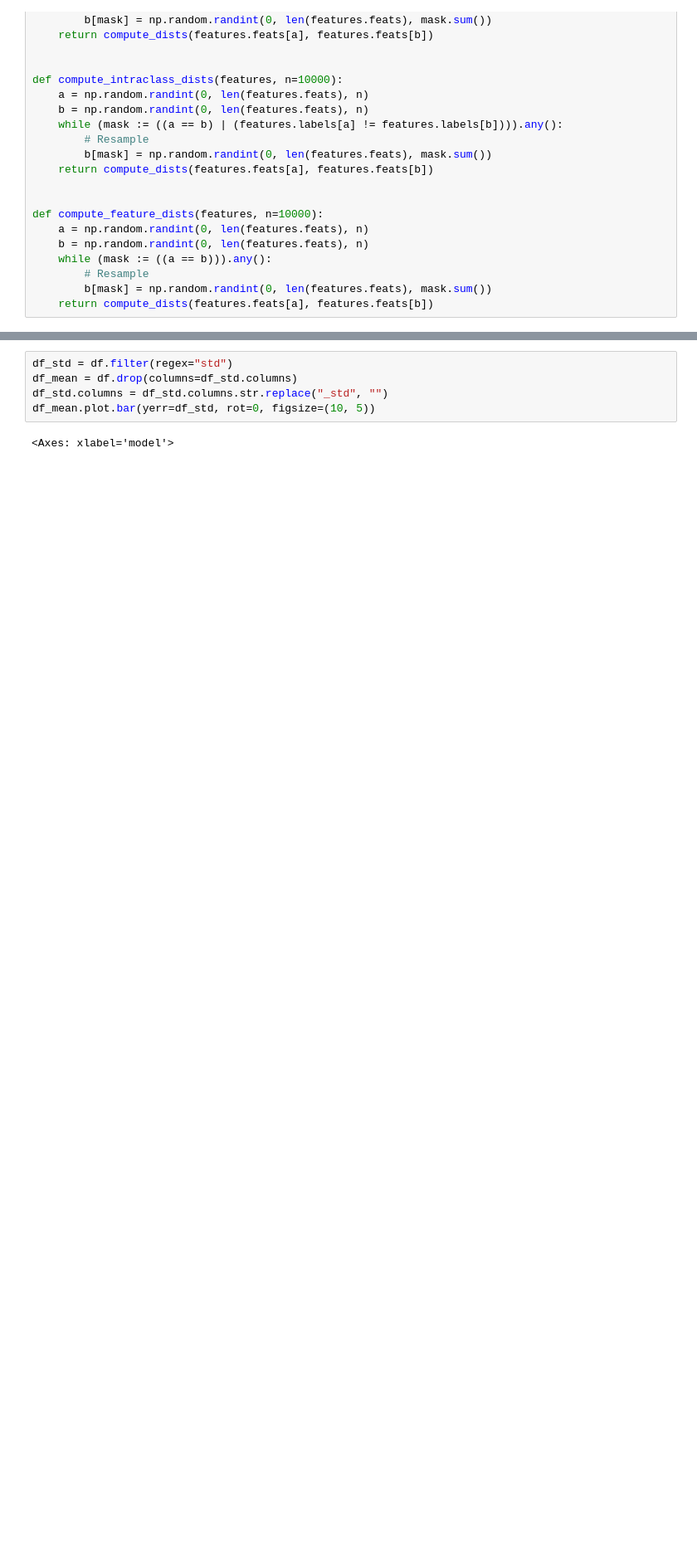
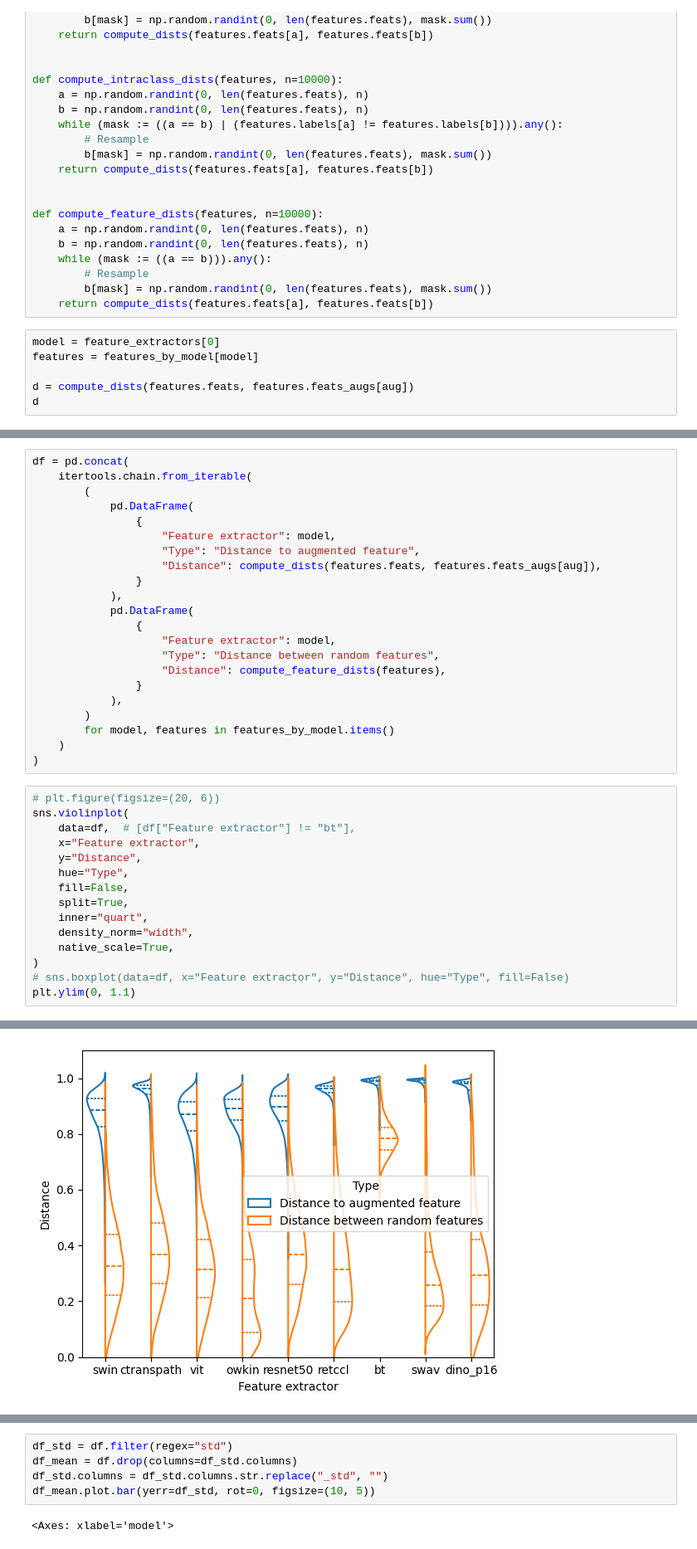
Before and after one commit to georg-wolflein/good-features, a Jupyter notebook: notebooks/macenko.ipynb, the cells around one changed output, grey strips where cells are left out. Shown at 83% size. Drawn from its saved outputs; the diff is of its cells as text; blank space fills up the shorter version.

```diff
--- a/notebooks/macenko.ipynb
+++ b/notebooks/macenko.ipynb
@@ -94,3 +96,9 @@ def compute_feature_dists(features, n=10000):
         # Resample
         b[mask] = np.random.randint(0, len(features.feats), mask.sum())
     return compute_dists(features.feats[a], features.feats[b])
+# %%
+model = feature_extractors[0]
+features = features_by_model[model]
+
+d = compute_dists(features.feats, features.feats_augs[aug])
+d
@@ -96,0 +108,38 @@ def compute_feature_dists(features, n=10000):
+# %%
+df = pd.concat(
+    itertools.chain.from_iterable(
+        (
+            pd.DataFrame(
+                {
+                    "Feature extractor": model,
+                    "Type": "Distance to augmented feature",
+                    "Distance": compute_dists(features.feats, features.feats_augs[aug]),
+                }
+            ),
+            pd.DataFrame(
+                {
+                    "Feature extractor": model,
+                    "Type": "Distance between random features",
+                    "Distance": compute_feature_dists(features),
+                }
+            ),
+        )
+        for model, features in features_by_model.items()
+    )
+)
+# %%
+# plt.figure(figsize=(20, 6))
+sns.violinplot(
+    data=df,  # [df["Feature extractor"] != "bt"],
+    x="Feature extractor",
+    y="Distance",
+    hue="Type",
+    fill=False,
+    split=True,
+    inner="quart",
+    density_norm="width",
+    native_scale=True,
+)
+# sns.boxplot(data=df, x="Feature extractor", y="Distance", hue="Type", fill=False)
+plt.ylim(0, 1.1)
+# %% [output]
@@ -97,3 +147,4 @@ def compute_feature_dists(features, n=10000):
+[figure, added]
 # %%
 df = pd.DataFrame(
     [
```
Also changed, not shown: parts of 3 cells of this notebook, 20 other files.
